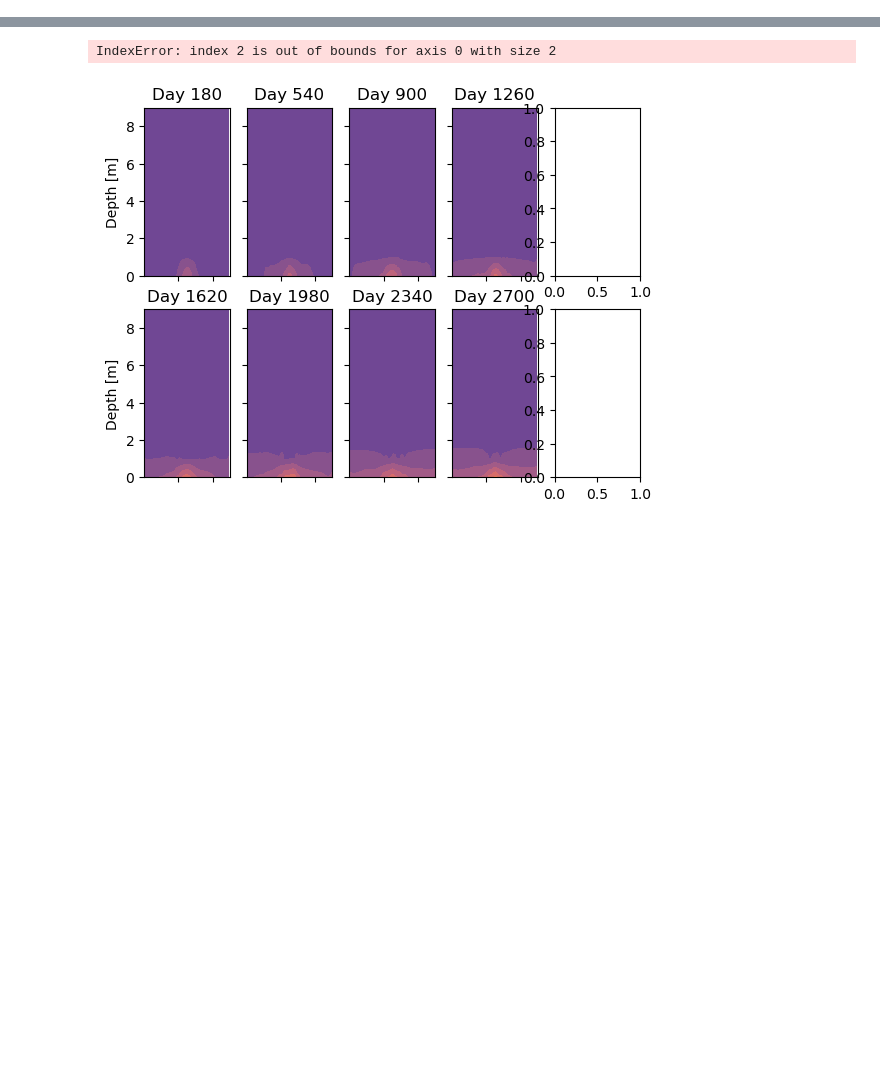
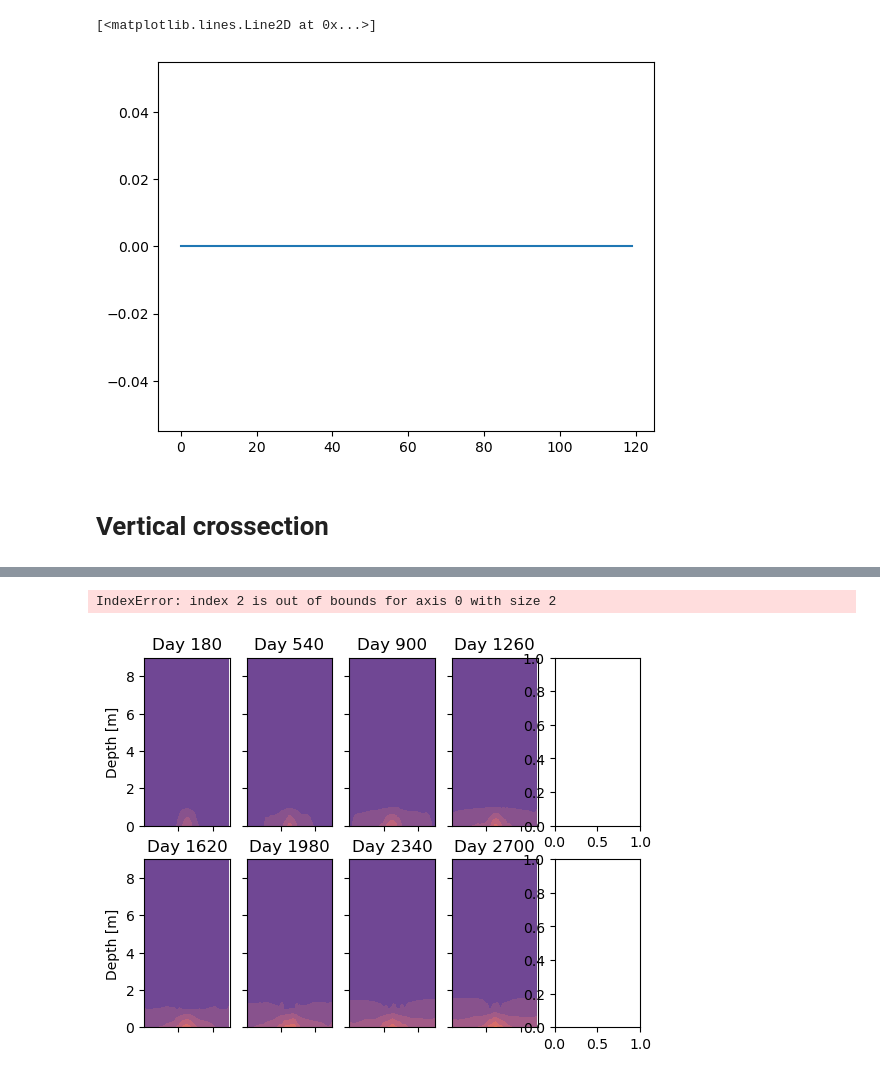
Before and after one commit to kaftkatt/IntercambioNGC, a Jupyter notebook: Scripts/Analisis.ipynb, the cells around one changed output, grey strips where cells are left out. Saved outputs shown, nothing was run; the diff lists cells and outputs as text; code cells hidden in the pictures; blank space fills up the shorter version.

```diff
--- a/Scripts/Analisis.ipynb
+++ b/Scripts/Analisis.ipynb
@@ -26,6 +26,6 @@ project='Spall/'
 
 location='Files/' #'/Users/ameliaking/Proyecto/Codigo/Idealizada/ChangeDim/'
 
-var='dynDiag'
+var='surf'
 
 ds=xr.open_dataset(str(location) + str(project) + str(var) + '.nc')
@@ -34,3 +52,10 @@ ds=xr.open_dataset(str(location) + str(project) + str(var) + '.nc')
+# %%
+plt.plot(ds.TRELAX[:,0,10,10])
+# %% [output]
+[<matplotlib.lines.Line2D at 0x...>]
+[figure, added]
+# %% [markdown]
+# Vertical crossection
 # %%
 params = {'font.size': 15,
           'figure.figsize': (20, 10),
```
Also changed, not shown: parts of 9 cells of this notebook, 16 other files.
